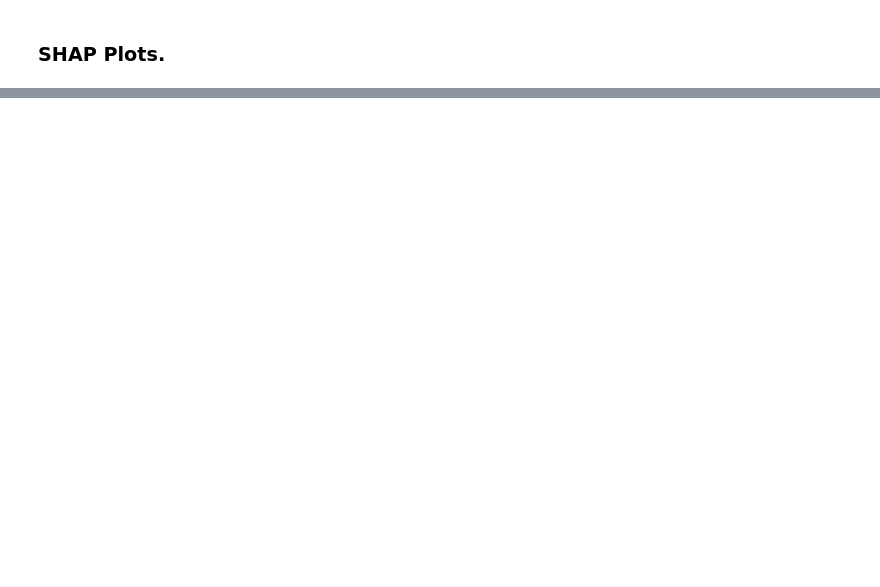
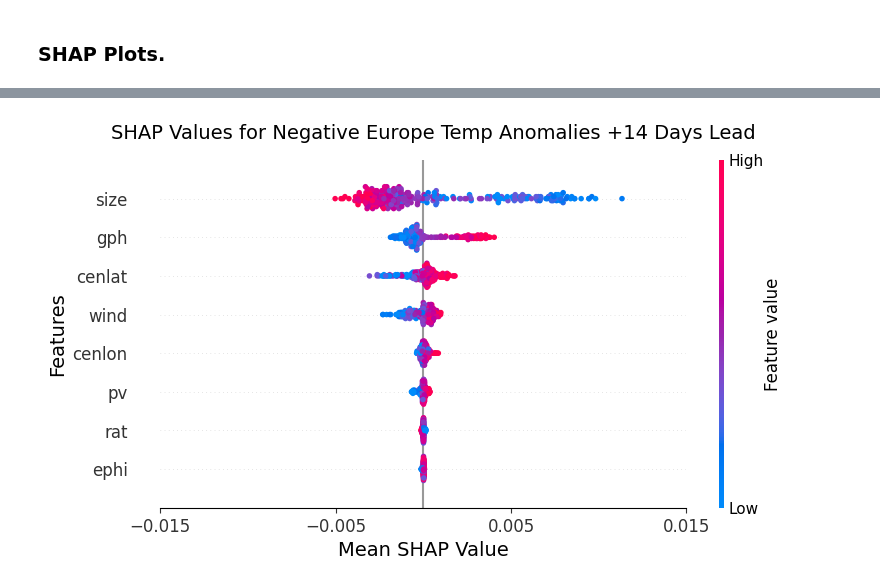
Before and after one commit to emf98/LessonsLearned, a Jupyter notebook: ellipse_lstm/LSTM14_SS_ellipsemetrics.ipynb, the cells around one changed output, grey strips where cells are left out. Saved outputs shown, nothing was run; the diff lists cells and outputs as text; code cells hidden in the pictures; blank space fills up the shorter version.

```diff
--- a/ellipse_lstm/LSTM14_SS_ellipsemetrics.ipynb
+++ b/ellipse_lstm/LSTM14_SS_ellipsemetrics.ipynb
@@ -1072,18 +1108,20 @@ X_df = pd.DataFrame(X_sample, columns=features)
 # %%
 ##Positive Beeswarm
 shap.summary_plot(shap_class1_agg, X_df, show=False)
 fig = plt.gcf()
 ax = plt.gca()
 
-fig.suptitle("SHAP Values for Negative Europe Temp Anomalies +14 Days Lead",fontsize =14, y = 0.97)
+fig.suptitle("SHAP Values for Negative Europe Temp Anomalies +14 Days Lead",fontsize =14, y = 0.96)
 ax.set_xlabel("Mean SHAP Value", fontsize=14)
 ax.set_ylabel("Features", fontsize=14)
 ax.set_xticks(np.arange(-0.015,0.02,0.01))
 ax.tick_params(axis='both', labelsize=12)
 
 plt.tight_layout()
 plt.savefig("SHAP_beepos_eur14.png",bbox_inches = 'tight')
 plt.show()
+# %% [output]
+[figure, added]
 # %%
 ##negative beeswarm
 shap.summary_plot(shap_class0_agg, X_df, show=False)
```
Also changed, not shown: parts of 13 cells of this notebook, 1 other file.
